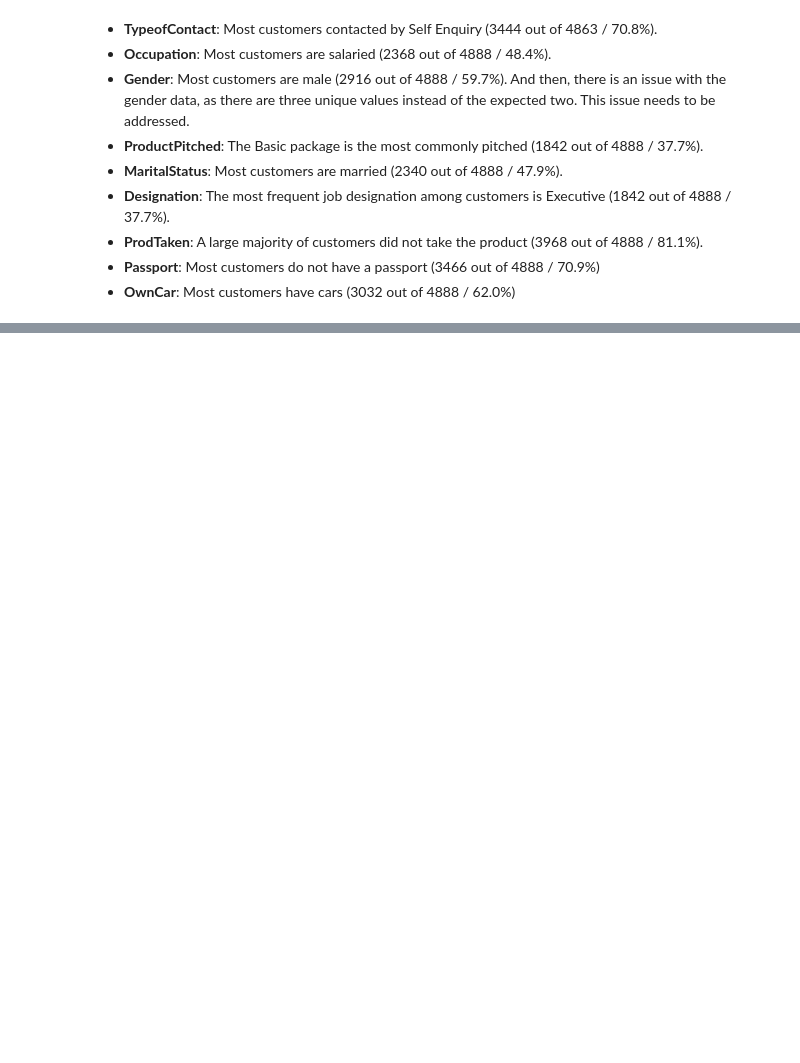
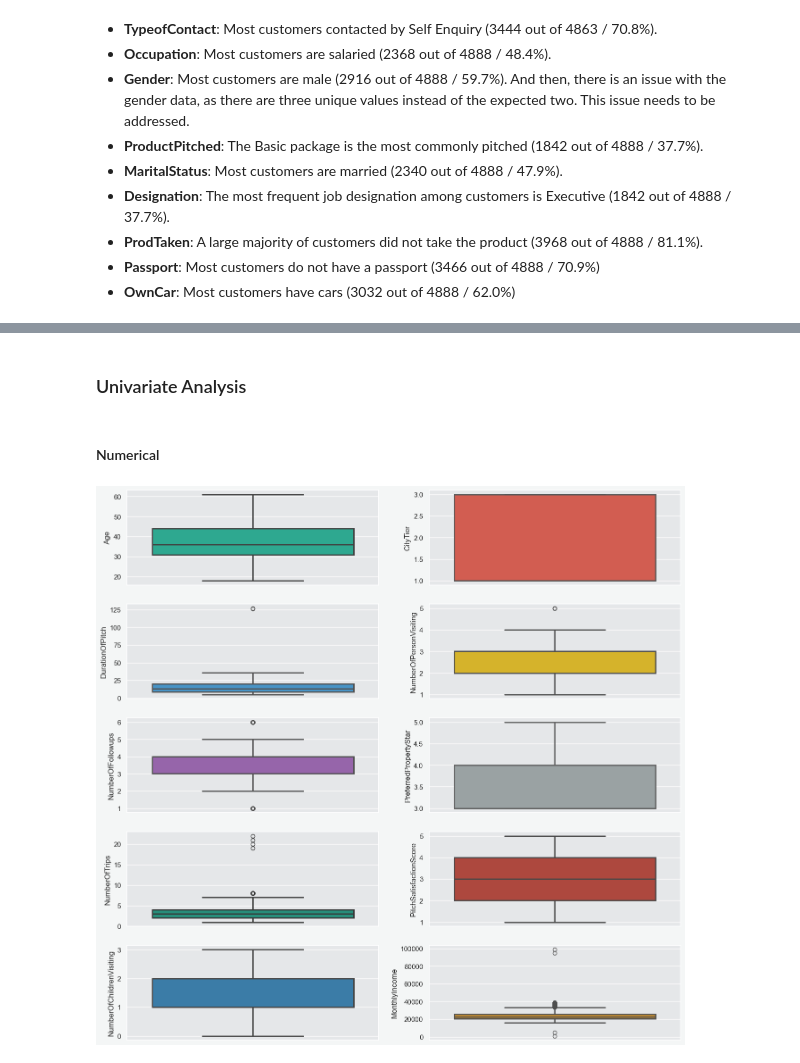
Before and after one commit to kevinusmayadhy/Holiday-Package-Prediction, a Jupyter notebook: Code.ipynb, the cells around one changed output, grey strips where cells are left out. Drawn from its saved outputs; the diff is of its cells as text; code cells hidden in the pictures; blank space fills up the shorter version.

```diff
--- a/Code.ipynb
+++ b/Code.ipynb
@@ -49,0 +67,7 @@ import pandas as pd
+# %%
+plt.rcParams["font.family"] = "cursive"
+sns.set(rc={'axes.facecolor':'#E5E7E9', 'figure.facecolor':'#F4F6F6'})
+custom_colors = ['#1ABC9C', '#E74C3C', '#3498DB', '#F1C40F', '#9B59B6','#99A3A4', '#16A085', '#C0392B', '#2980B9', '#F39C12', '#8E44AD', '#5D6D7E']
+sns.set_palette(sns.color_palette(custom_colors))
+colors = sns.color_palette(custom_colors)
+colors
@@ -126,0 +168,3 @@ df[categoric].describe()
+# %%
+df.loc[df["Gender"] == "Fe Male", "Gender"] = "Female"
+df[['Gender']].value_counts()
@@ -138,0 +199,11 @@ df[numeric].describe()
+# %% [markdown]
+### Univariate Analysis
+# %% [markdown]
+#### Numerical
+# %%
+plt.figure(figsize=(16, 16))
+for i in range (0, len(numeric)):
+  plt.subplot(math.ceil(len(numeric)/2), 2, i+1)
+  sns.boxplot(data=df, y=numeric[i], linewidth=2, orient='v', color = colors[i])
+# %% [output]
+[figure, added]
```
Also changed, not shown: parts of 43 cells of this notebook, 1 other file.
